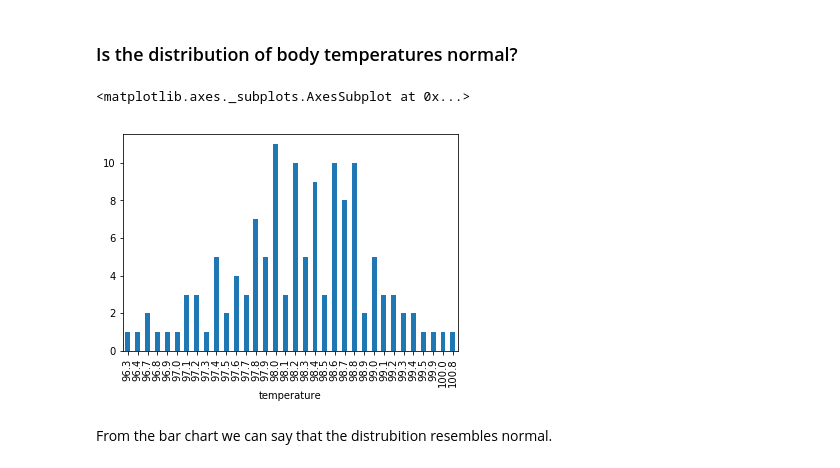
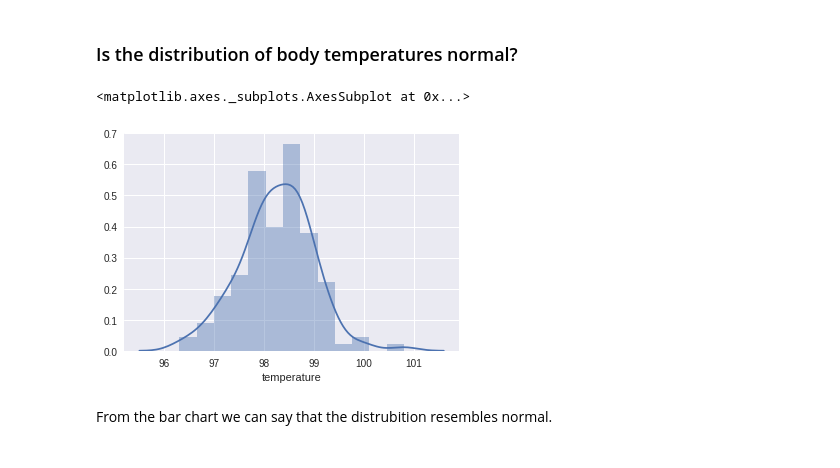
Before and after one commit to zczapran/datascienceintensive, a Jupyter notebook: human_temp/sliderule_dsi_inferential_statistics_exercise_1.ipynb, the cells around one changed output. Saved outputs shown, nothing was run; the diff lists cells and outputs as text; code cells hidden in the pictures.

```diff
--- a/human_temp/sliderule_dsi_inferential_statistics_exercise_1.ipynb
+++ b/human_temp/sliderule_dsi_inferential_statistics_exercise_1.ipynb
@@ -60,11 +61,11 @@ import matplotlib.pyplot as plt
 %matplotlib inline
 # %% [markdown]
 ### Is the distribution of body temperatures normal?
-# %%
-df.groupby('temperature').size().plot(kind='bar')
-# %% [output]
-<matplotlib.axes._subplots.AxesSubplot at 0x...>
-[figure, removed]
+# %%
+sns.distplot(df['temperature'])
+# %% [output]
+<matplotlib.axes._subplots.AxesSubplot at 0x...>
+[figure, added]
 # %% [markdown]
 From the bar chart we can say that the distrubition resembles normal.
 # %% [markdown]
```
Also changed, not shown: parts of 3 cells of this notebook, 8 other files.
